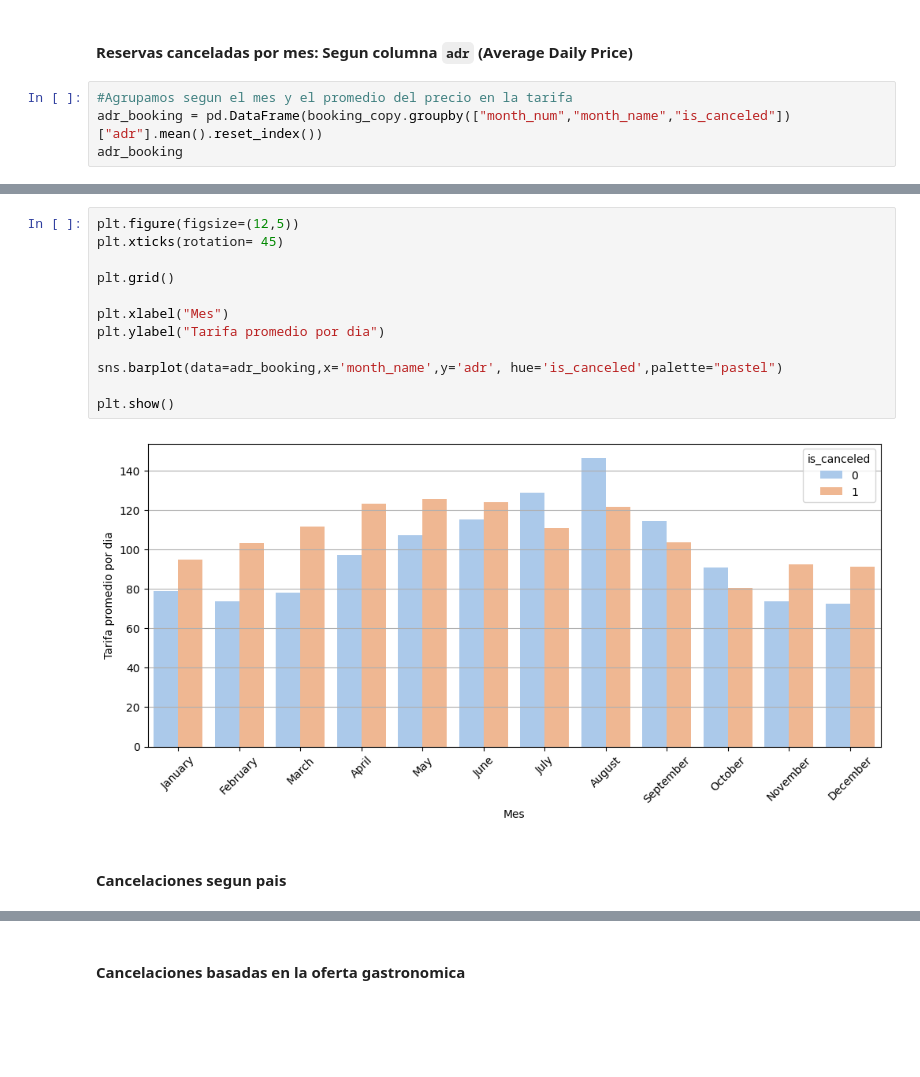
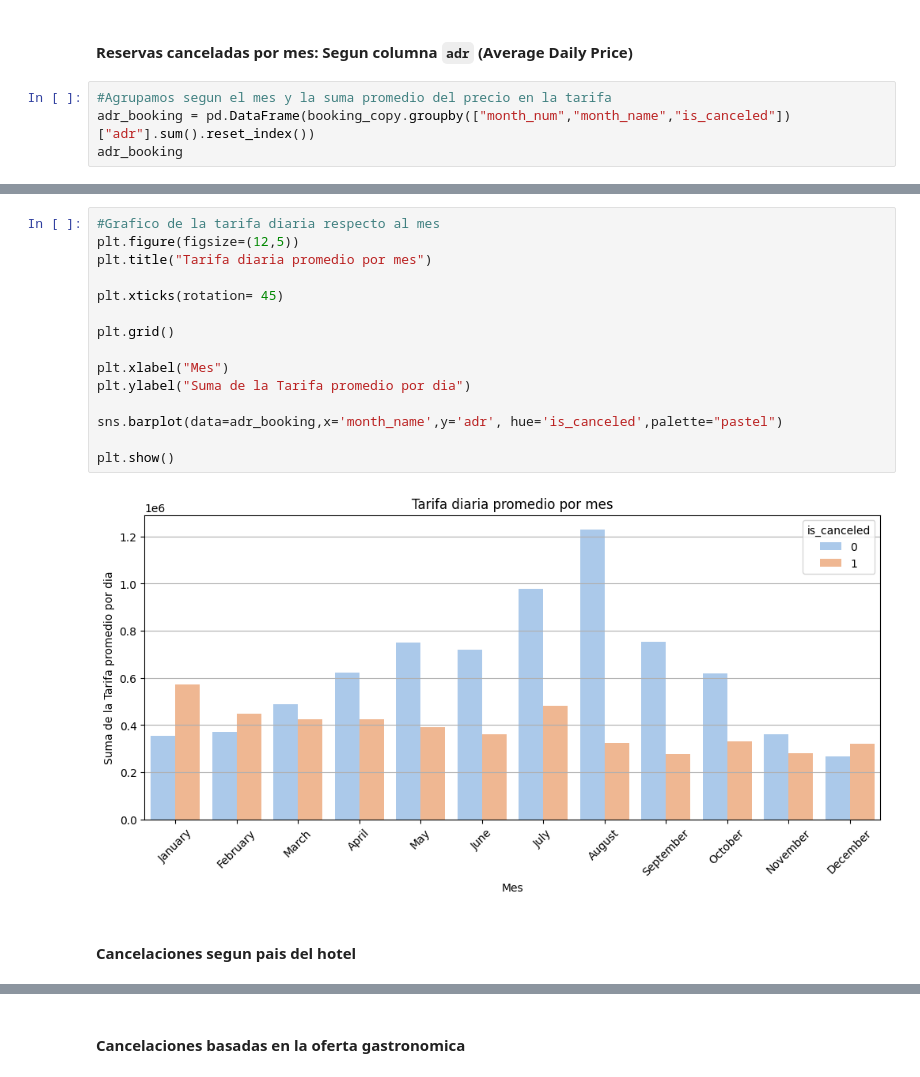
Before and after one commit to MartinFerrari5/Booking-Analysis, a Jupyter notebook: booking.ipynb, the cells around one changed output, grey strips where cells are left out. Saved outputs shown, nothing was run; the diff lists cells and outputs as text; blank space fills up the shorter version.

```diff
--- a/booking.ipynb
+++ b/booking.ipynb
@@ -356,8 +371,8 @@ plt.show()
 # %% [markdown]
 #### <b> Reservas canceladas por mes: </b> Segun columna `adr` (Average Daily Price)
 # %%
-#Agrupamos segun el mes y el promedio del precio en la tarifa
-adr_booking = pd.DataFrame(booking_copy.groupby(["month_num","month_name","is_canceled"])["adr"].mean().reset_index())
+#Agrupamos segun el mes y la suma promedio del precio en la tarifa
+adr_booking = pd.DataFrame(booking_copy.groupby(["month_num","month_name","is_canceled"])["adr"].sum().reset_index())
 adr_booking
 # %% [output]
 |  | month_num | month_name | is_canceled | adr |
@@ -380,19 +395,22 @@ adr_booking
 # %%
+#Grafico de la tarifa diaria respecto al mes
 plt.figure(figsize=(12,5))
+plt.title("Tarifa diaria promedio por mes")
+
 plt.xticks(rotation= 45)
 
 plt.grid()
 
 plt.xlabel("Mes")
-plt.ylabel("Tarifa promedio por dia")
+plt.ylabel("Suma de la Tarifa promedio por dia")
 
 sns.barplot(data=adr_booking,x='month_name',y='adr', hue='is_canceled',palette="pastel")
 
 plt.show()
 # %% [output]
-[figure, old version]
+[figure, new version]
 # %% [markdown]
-#### <b>Cancelaciones segun pais</b>
+#### <b>Cancelaciones segun pais del hotel</b>
 # %%
 booking_copy["country"].replace({
     "United Kingdom of Great Britain and Northern Ireland (the)":"UK"
```
Also changed, not shown: parts of 32 cells of this notebook, 2 other files.
